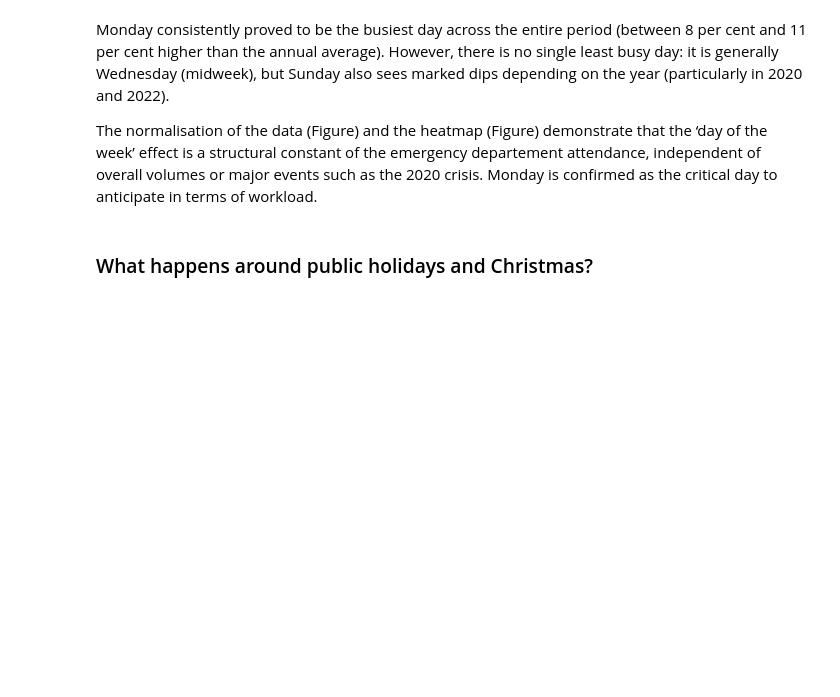
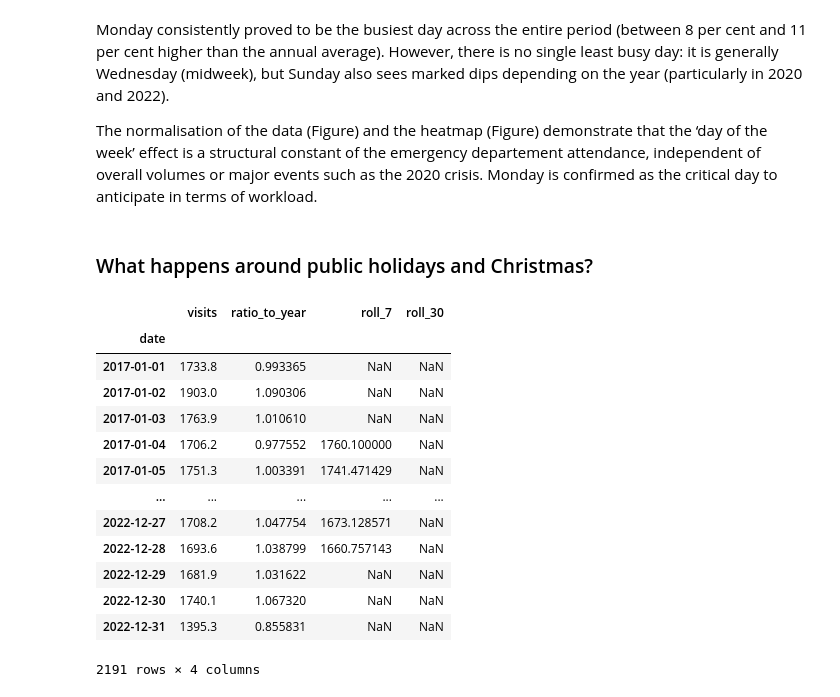
Before and after one commit to nailito/rhone-emergency-forecasting, a Jupyter notebook: analysis/02-exploratory-analysis.ipynb, the cells around one changed output. Saved outputs shown, nothing was run; the diff lists cells and outputs as text; code cells hidden in the pictures; blank space fills up the shorter version.

```diff
--- a/analysis/02-exploratory-analysis.ipynb
+++ b/analysis/02-exploratory-analysis.ipynb
@@ -144,7 +143,22 @@ fr_holidays = holidays.France(years=range(2017, 2022))
 hol_dates = pd.DatetimeIndex(sorted(fr_holidays.keys()))
 day_after = hol_dates + pd.Timedelta(days=1)
 # %%
-years = visits.index.year.unique()
+df
+# %% [output]
+|  | visits | ratio_to_year | roll_7 | roll_30 |
+| date |  |  |  |  |
+| 2017-01-01 | 1733.8 | 0.993365 | NaN | NaN |
+| 2017-01-02 | 1903.0 | 1.090306 | NaN | NaN |
+| 2017-01-03 | 1763.9 | 1.010610 | NaN | NaN |
+| 2017-01-04 | 1706.2 | 0.977552 | 1760.100000 | NaN |
+| 2017-01-05 | 1751.3 | 1.003391 | 1741.471429 | NaN |
+| ... | ... | ... | ... | ... |
+| 2022-12-27 | 1708.2 | 1.047754 | 1673.128571 | NaN |
+| 2022-12-28 | 1693.6 | 1.038799 | 1660.757143 | NaN |
+| 2022-12-29 | 1681.9 | 1.031622 | NaN | NaN |
+| 2022-12-30 | 1740.1 | 1.067320 | NaN | NaN |
+| 2022-12-31 | 1395.3 | 0.855831 | NaN | NaN |
+2191 rows × 4 columns
 # %%
 fig, ax = plt.subplots(figsize=(12, 5))
 
```
Also changed, not shown: parts of 5 cells of this notebook.
